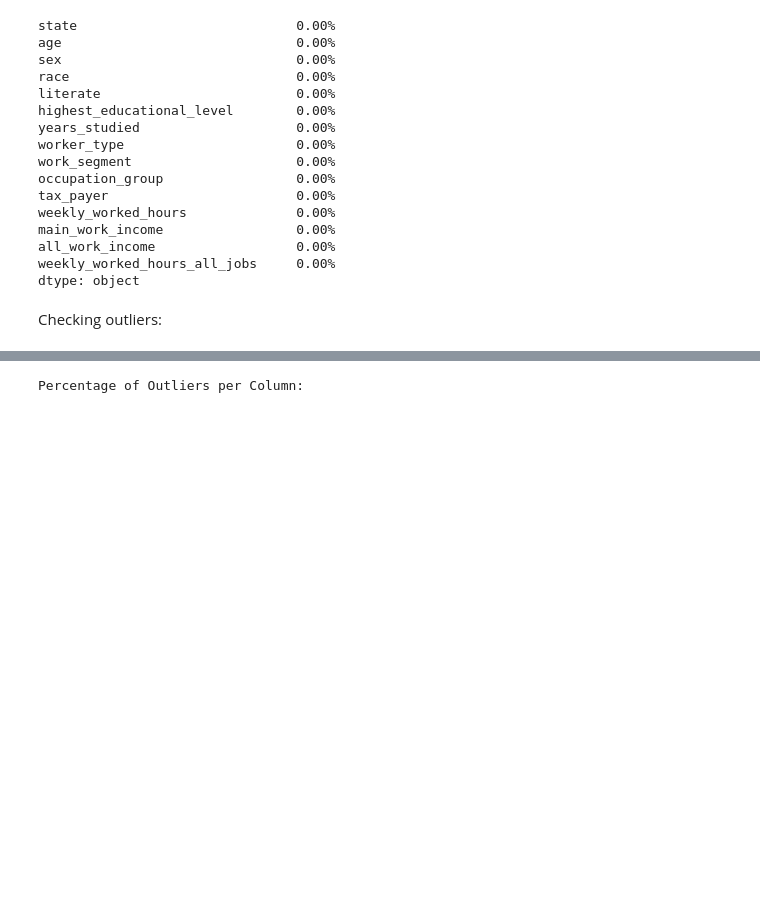
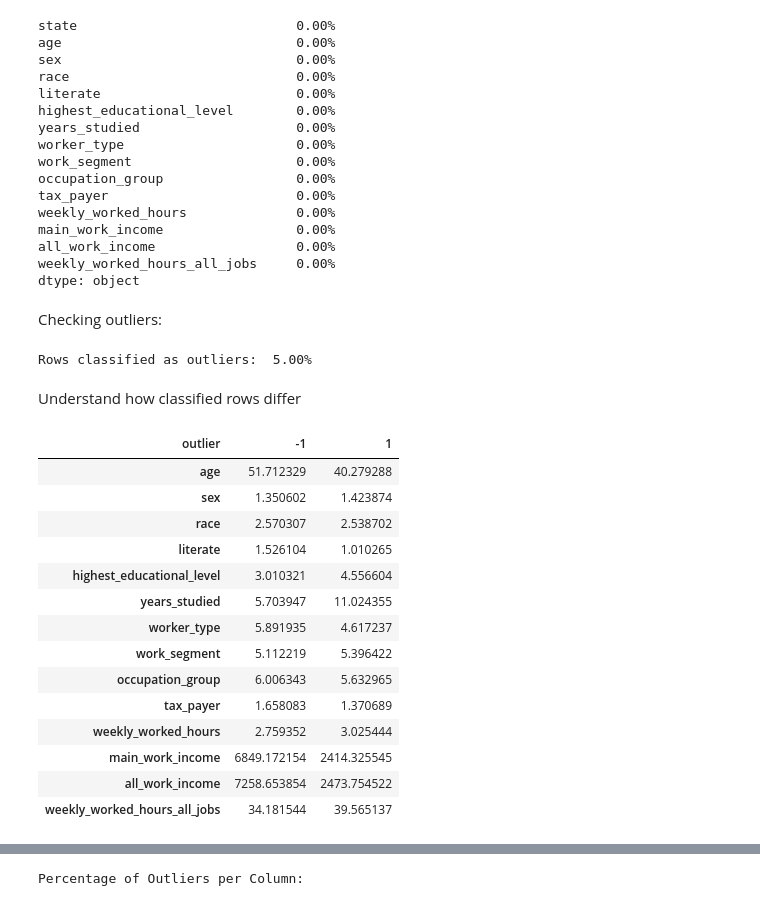
Before and after one commit to viniciussuares/IncomePrediction, a Jupyter notebook: notebooks/eda.ipynb, the cells around one changed output, grey strips where cells are left out. Saved outputs shown, nothing was run; the diff lists cells and outputs as text; code cells hidden in the pictures; blank space fills up the shorter version.

```diff
--- a/notebooks/eda.ipynb
+++ b/notebooks/eda.ipynb
@@ -114,3 +111,52 @@ weekly_worked_hours_all_jobs     0.00%
 dtype: object
 # %% [markdown]
 Checking outliers:
+# %%
+# Creates a pipeline to pre-process state
+transformer = ColumnTransformer(
+    transformers=[
+        ('state transformer', Pipeline(steps=[('ordinal encoder', OrdinalEncoder())]), ['state'])
+    ],
+    remainder='passthrough'
+)
+
+# Creates an instance to isolate 5% of rows
+isolation_forest = Pipeline(
+    steps=[
+        ('transformer', transformer),
+        ('model', IsolationForest(contamination=0.05, random_state=0))
+    ]
+)
+
+# Trains on all columns
+isolation_forest.fit(df)
+
+# Classifies
+df['outlier'] = isolation_forest.predict(df)
+
+# Printing classification result
+_, outliers = df['outlier'].value_counts()
+print(f'Rows classified as outliers: {utils.make_percentage( outliers / df.shape[0])}')
+# %% [output]
+Rows classified as outliers:  5.00%
+# %% [markdown]
+Understand how classified rows differ
+# %%
+# df.columns[1:-1] excludes 'state', which is still categorical, and outliers that will be at the top
+df.groupby('outlier')[df.columns[1:-1]].mean().T
+# %% [output]
+| outlier | -1 | 1 |
+| age | 51.712329 | 40.279288 |
+| sex | 1.350602 | 1.423874 |
+| race | 2.570307 | 2.538702 |
+| literate | 1.526104 | 1.010265 |
+| highest_educational_level | 3.010321 | 4.556604 |
+| years_studied | 5.703947 | 11.024355 |
+| worker_type | 5.891935 | 4.617237 |
+| work_segment | 5.112219 | 5.396422 |
+| occupation_group | 6.006343 | 5.632965 |
+| tax_payer | 1.658083 | 1.370689 |
+| weekly_worked_hours | 2.759352 | 3.025444 |
+| main_work_income | 6849.172154 | 2414.325545 |
+| all_work_income | 7258.653854 | 2473.754522 |
+| weekly_worked_hours_all_jobs | 34.181544 | 39.565137 |
```
Also changed, not shown: parts of 9 cells of this notebook, 2 other files.
